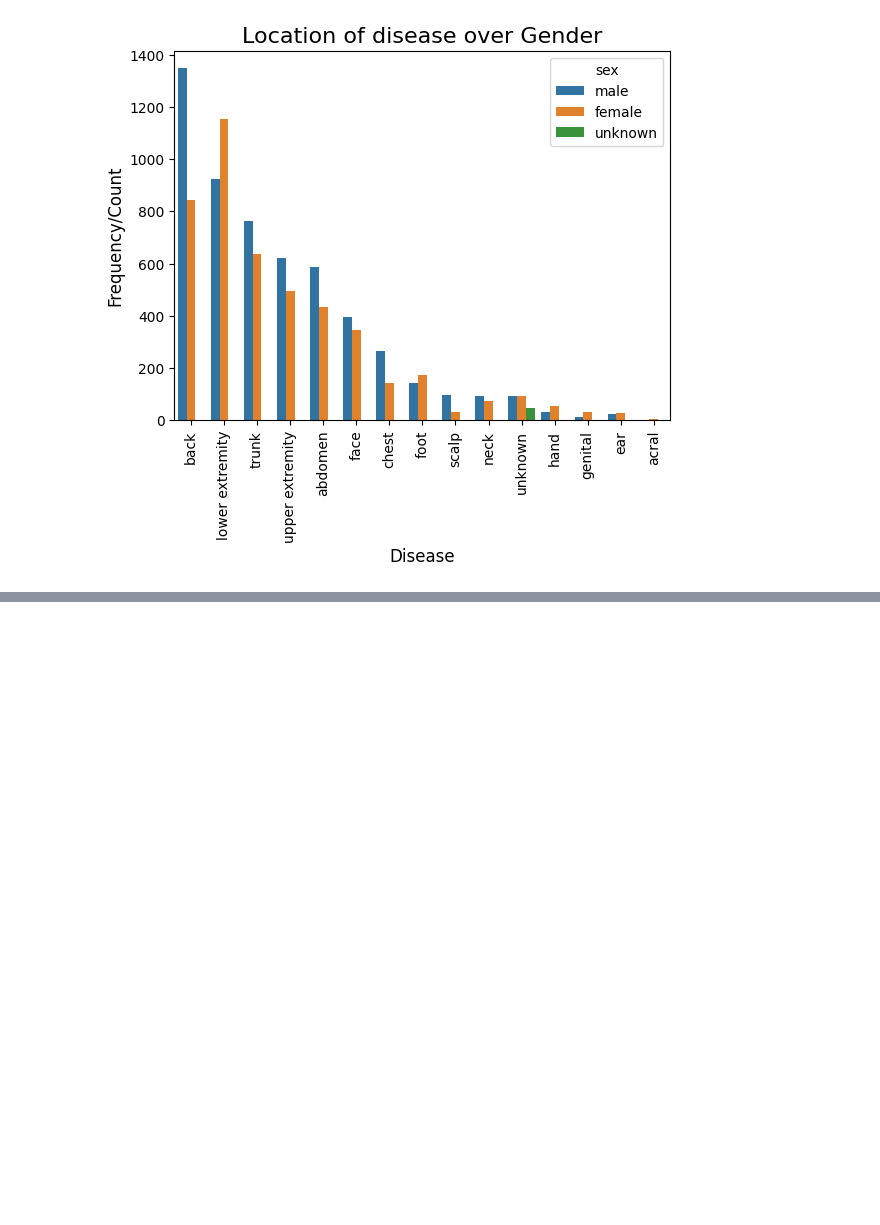
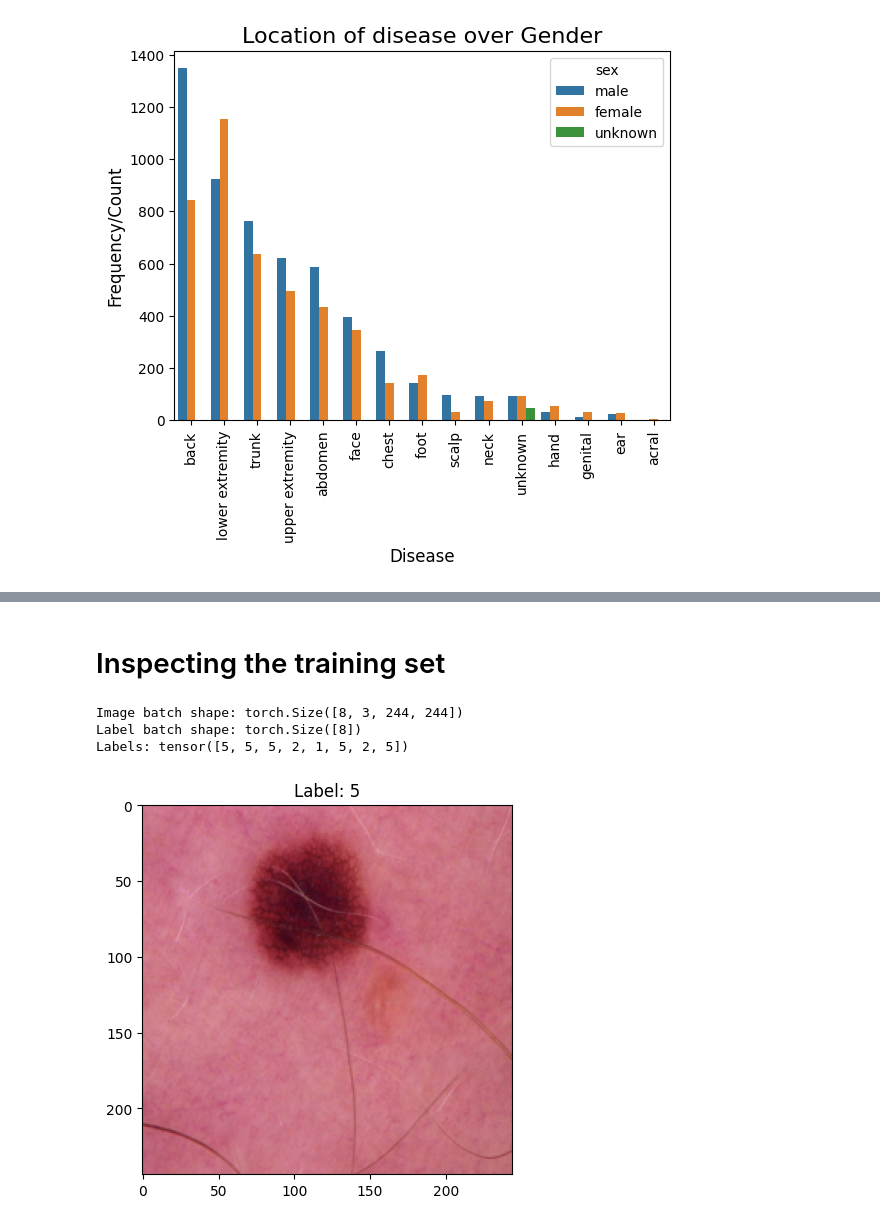
Before and after one commit to Negar-Badr/SkinCancerDetection, a Jupyter notebook: src/Skin_Cancer_Detection.ipynb, the cells around one changed output, grey strips where cells are left out. Drawn from its saved outputs; the diff is of its cells as text; code cells hidden in the pictures; blank space fills up the shorter version.

Commit message:
data_ready and original file merged

```diff
--- a/src/Skin_Cancer_Detection.ipynb
+++ b/src/Skin_Cancer_Detection.ipynb
@@ -257,0 +258,6 @@ plt.xticks(rotation = 90)
+# %%
+transform = transforms.Compose([
+    transforms.Resize((244, 244)),  # Resize images to 64x64
+    transforms.ToTensor(),
+    transforms.Normalize((0.5, 0.5, 0.5), (0.5, 0.5, 0.5))  # Adjust based on your dataset stats
+])
@@ -257,0 +334,13 @@ plt.xticks(rotation = 90)
+# %%
+csv_file = os.path.join(path, "HAM10000_metadata.csv")
+img_dir = os.path.join(path, "HAM10000_images_combined")
+
+# Load the dataset with transformations
+dataset = SkinCancerDataset(csv_file=csv_file, img_dir=img_dir, transform=transform)
+
+# Split into training, validation, and testing sets
+train_size = int(0.8 * len(dataset))  # 80% training
+val_size = int(0.1 * len(dataset))    # 10% validation
+test_size = len(dataset) - train_size - val_size  # Remaining 10% for testing
+
+train_set, val_set, test_set = torch.utils.data.random_split(dataset, [train_size, val_size, test_size])
@@ -257,0 +367,27 @@ plt.xticks(rotation = 90)
+# %% [markdown]
+# Inspecting the training set
+# %%
+# Set up DataLoader for the training set
+train_loader = DataLoader(train_set, batch_size=8, shuffle=True)
+
+# Inspect a single batch of data
+for images, labels in train_loader:
+    print("Image batch shape:", images.shape)  # Shape of the batch (batch_size, channels, height, width)
+    print("Label batch shape:", labels.shape)  # Shape of the labels batch (batch_size,)
+    print("Labels:", labels)  # Print the labels
+
+    # Display a single image from the batch using matplotlib
+    import matplotlib.pyplot as plt
+    img = images[0].permute(1, 2, 0)  # Change channel order for displaying (C, H, W) -> (H, W, C)
+    img = img * torch.tensor([0.5, 0.5, 0.5]) + torch.tensor([0.5, 0.5, 0.5])  # If normalized, undo normalization
+    img = img.clamp(0, 1)  # Ensure the values are within [0, 1] for display
+
+    plt.imshow(img)
+    plt.title(f"Label: {labels[0].item()}")
+    plt.show()
+    break  # Only display the first batch
+# %% [output]
+Image batch shape: torch.Size([8, 3, 244, 244])
+Label batch shape: torch.Size([8])
+Labels: tensor([5, 5, 5, 2, 1, 5, 2, 5])
+[figure, added]
```
Also changed, not shown: parts of 13 cells of this notebook.
